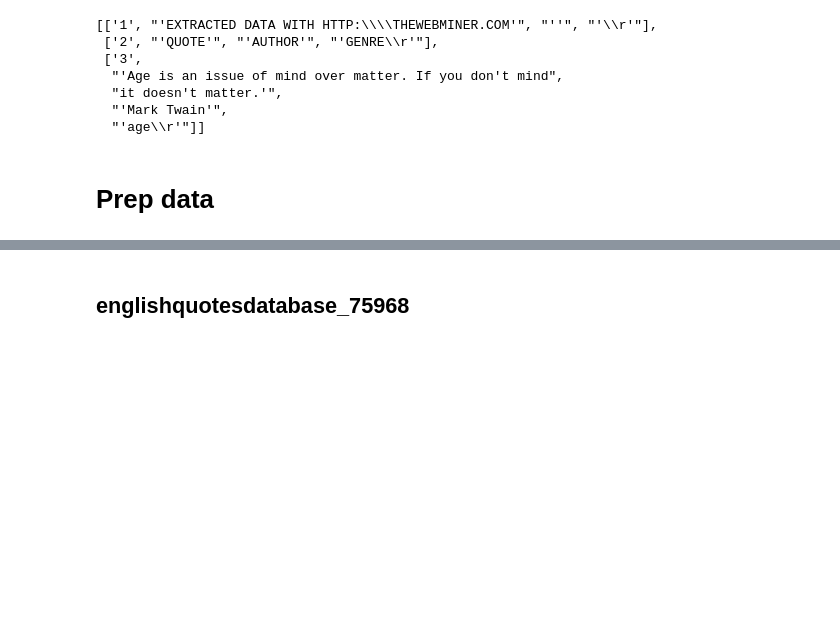
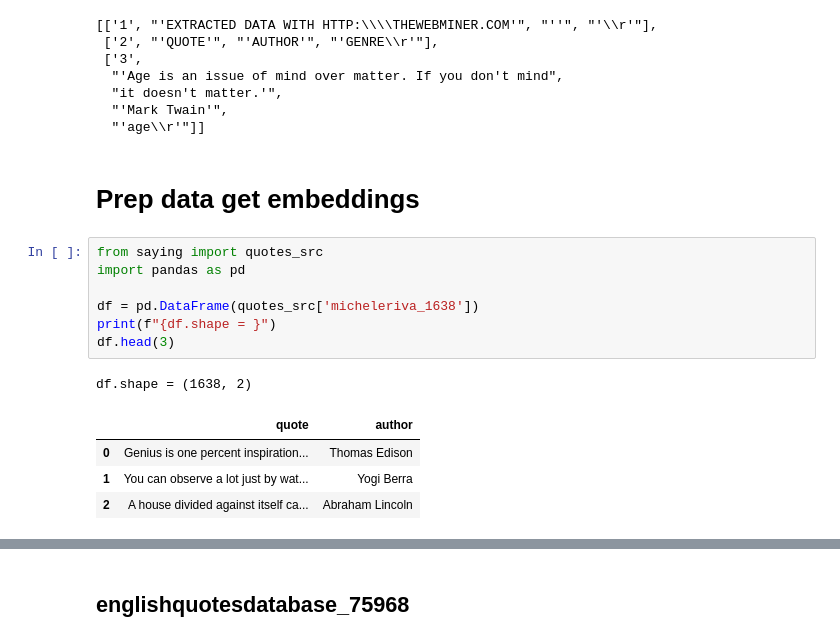
Before and after one commit to thorwhalen/saying, a Jupyter notebook: misc/saying_wip.ipynb, the cells around one changed output, grey strips where cells are left out. Saved outputs shown, nothing was run; the diff lists cells and outputs as text; blank space fills up the shorter version.

```diff
--- a/misc/saying_wip.ipynb
+++ b/misc/saying_wip.ipynb
@@ -38,4 +38,17 @@ dd[:3]
   "'Mark Twain'",
   "'age\\r'"]]
 # %% [markdown]
-# Prep data
+# Prep data get embeddings
+# %%
+from saying import quotes_src
+import pandas as pd
+
+df = pd.DataFrame(quotes_src['micheleriva_1638'])
+print(f"{df.shape = }")
+df.head(3)
+# %% [output]
+df.shape = (1638, 2)
+|  | quote | author |
+| 0 | Genius is one percent inspiration... | Thomas Edison |
+| 1 | You can observe a lot just by wat... | Yogi Berra |
+| 2 | A house divided against itself ca... | Abraham Lincoln |
```
Also changed, not shown: parts of 10 cells of this notebook, 2 other files.
